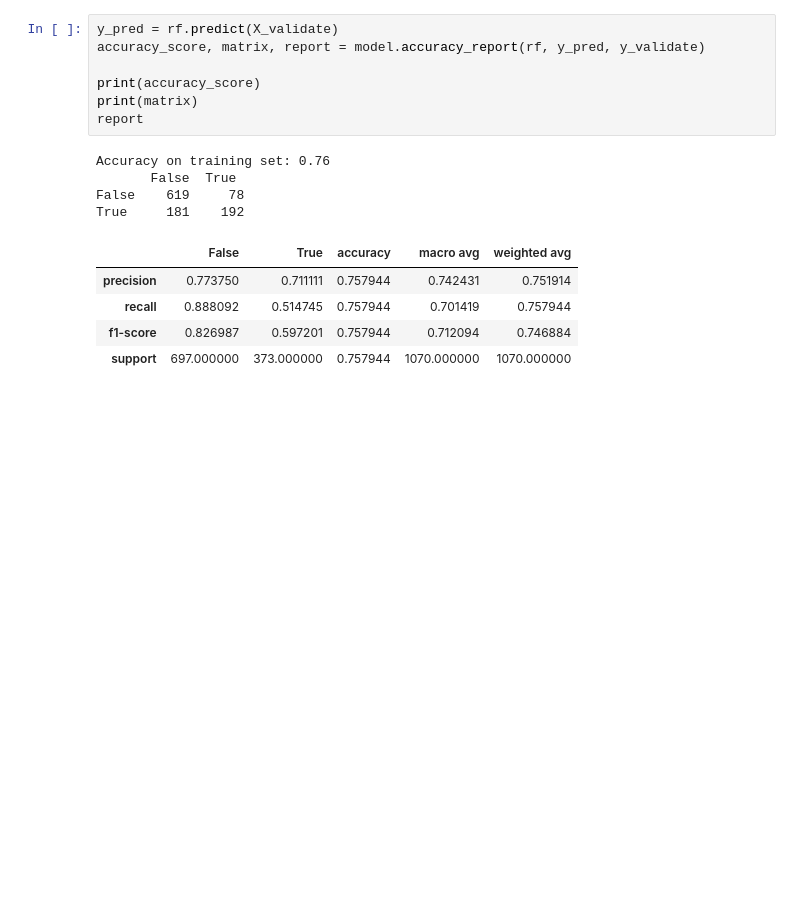
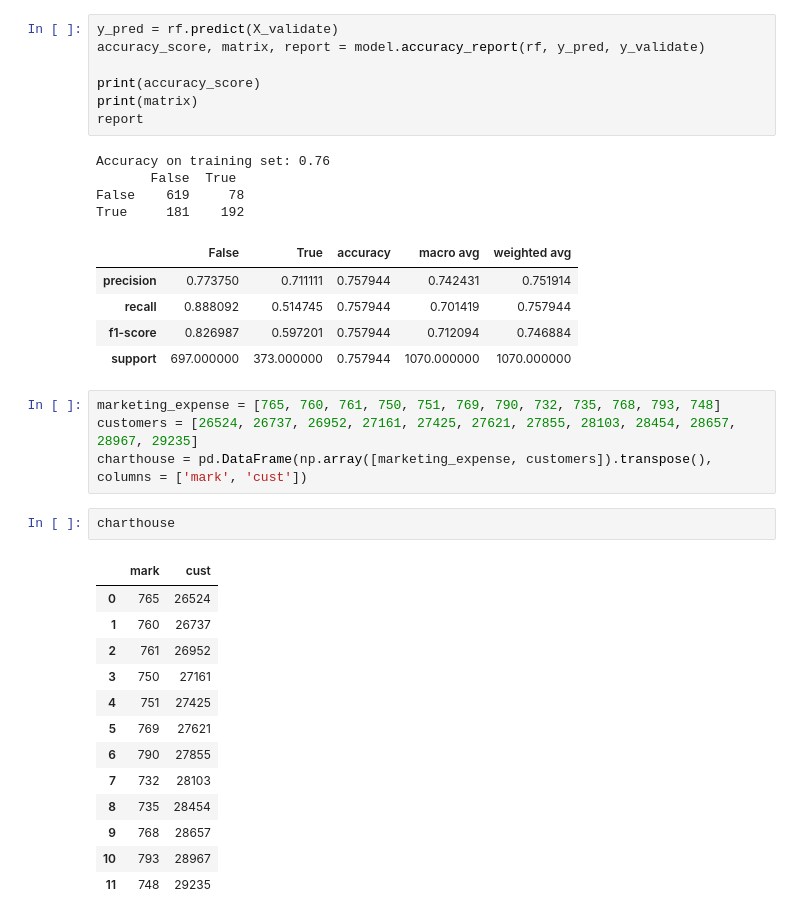
Before and after one commit to Rooster-Warrior/analyzing-customer-churn, a Jupyter notebook: Noah_working_notebook.ipynb, the cells around one changed output. Drawn from its saved outputs; the diff is of its cells as text; blank space fills up the shorter version.

```diff
--- a/Noah_working_notebook.ipynb
+++ b/Noah_working_notebook.ipynb
@@ -643,3 +576,23 @@ True     181    192
 | recall | 0.888092 | 0.514745 | 0.757944 | 0.701419 | 0.757944 |
 | f1-score | 0.826987 | 0.597201 | 0.757944 | 0.712094 | 0.746884 |
 | support | 697.000000 | 373.000000 | 0.757944 | 1070.000000 | 1070.000000 |
+# %%
+marketing_expense = [765, 760, 761, 750, 751, 769, 790, 732, 735, 768, 793, 748]
+customers = [26524, 26737, 26952, 27161, 27425, 27621, 27855, 28103, 28454, 28657, 28967, 29235]
+charthouse = pd.DataFrame(np.array([marketing_expense, customers]).transpose(), columns = ['mark', 'cust'])
+# %%
+charthouse
+# %% [output]
+|  | mark | cust |
+| 0 | 765 | 26524 |
+| 1 | 760 | 26737 |
+| 2 | 761 | 26952 |
+| 3 | 750 | 27161 |
+| 4 | 751 | 27425 |
+| 5 | 769 | 27621 |
+| 6 | 790 | 27855 |
+| 7 | 732 | 28103 |
+| 8 | 735 | 28454 |
+| 9 | 768 | 28657 |
+| 10 | 793 | 28967 |
+| 11 | 748 | 29235 |
```
Also changed, not shown: parts of 13 cells of this notebook.
